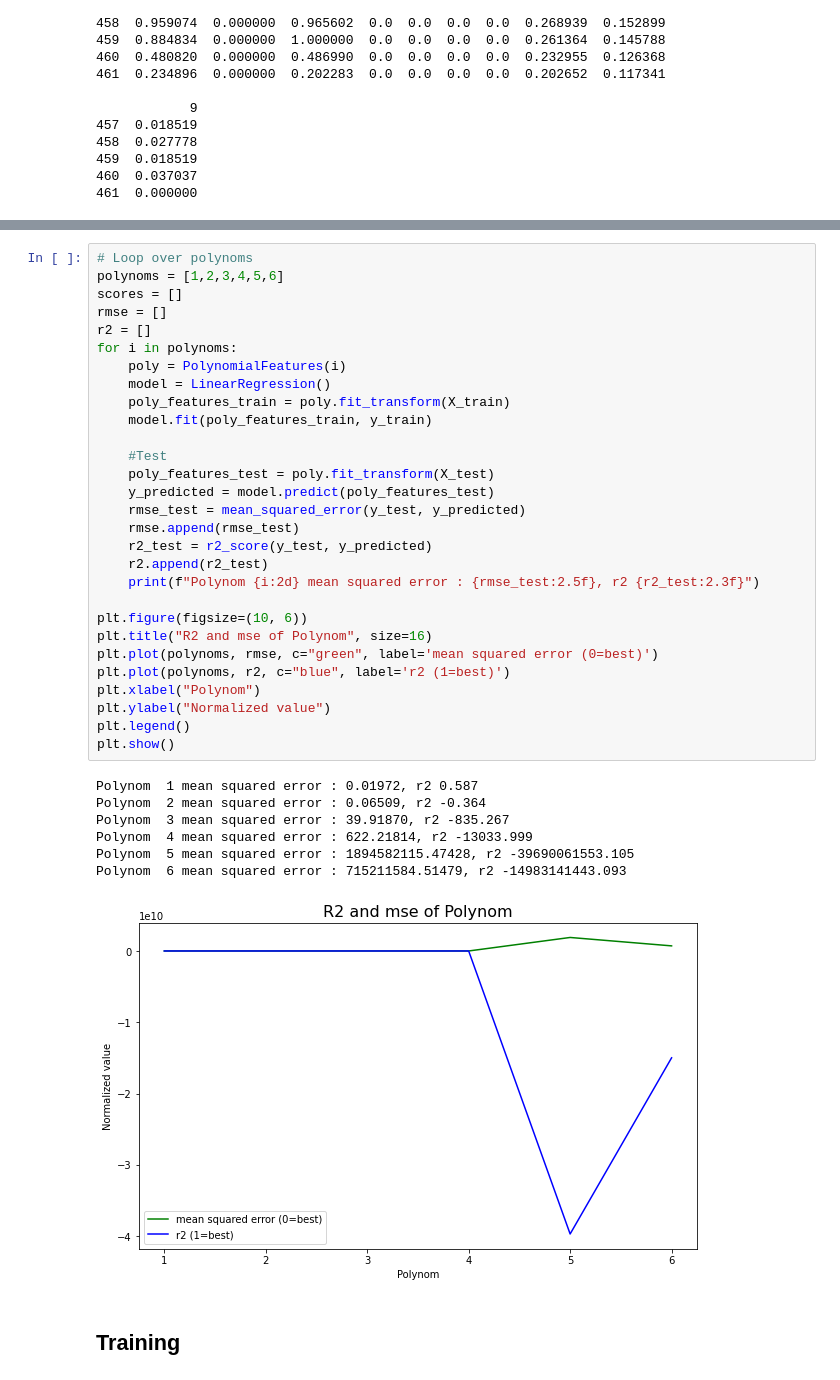
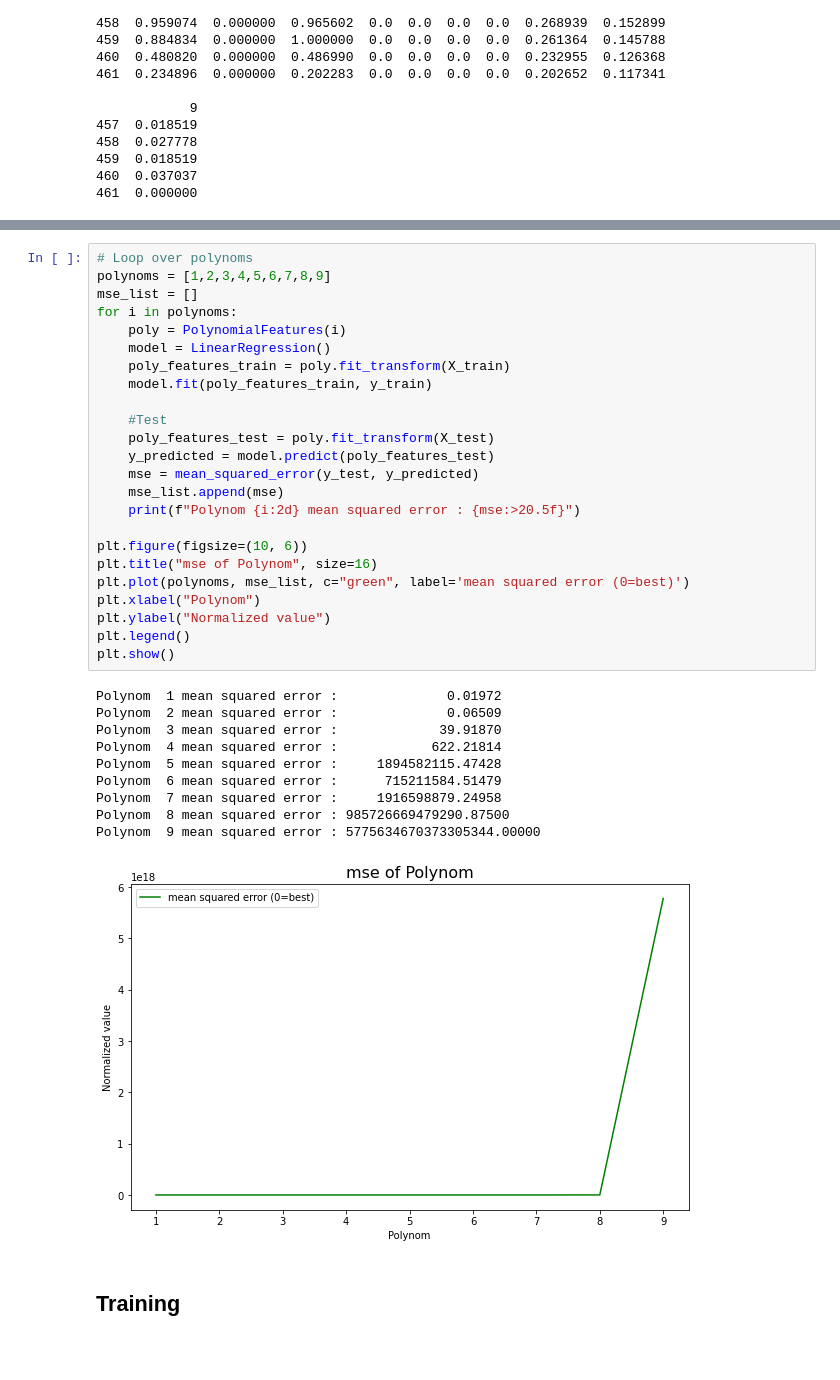
Before and after one commit to maggi71/ml-corona, a Jupyter notebook: models/regression.ipynb, the cells around one changed output, grey strips where cells are left out. Saved outputs shown, nothing was run; the diff lists cells and outputs as text; blank space fills up the shorter version.

```diff
--- a/models/regression.ipynb
+++ b/models/regression.ipynb
@@ -155,39 +147,37 @@ Polynom 9 mean squared error : 70022936680421694373888, r2 -20647367053143473116
 # %%
 # Loop over polynoms
-polynoms = [1,2,3,4,5,6]
-scores = []
-rmse = []
-r2 = []
+polynoms = [1,2,3,4,5,6,7,8,9]
+mse_list = []
 for i in polynoms:
     poly = PolynomialFeatures(i)
     model = LinearRegression()
     poly_features_train = poly.fit_transform(X_train)
     model.fit(poly_features_train, y_train)
 
     #Test
     poly_features_test = poly.fit_transform(X_test)
     y_predicted = model.predict(poly_features_test)
-    rmse_test = mean_squared_error(y_test, y_predicted)
-    rmse.append(rmse_test)
-    r2_test = r2_score(y_test, y_predicted)
-    r2.append(r2_test)
-    print(f"Polynom {i:2d} mean squared error : {rmse_test:2.5f}, r2 {r2_test:2.3f}")
+    mse = mean_squared_error(y_test, y_predicted)
+    mse_list.append(mse)
+    print(f"Polynom {i:2d} mean squared error : {mse:>20.5f}")
 
 plt.figure(figsize=(10, 6))
-plt.title("R2 and mse of Polynom", size=16)
-plt.plot(polynoms, rmse, c="green", label='mean squared error (0=best)')
-plt.plot(polynoms, r2, c="blue", label='r2 (1=best)')
+plt.title("mse of Polynom", size=16)
+plt.plot(polynoms, mse_list, c="green", label='mean squared error (0=best)')
 plt.xlabel("Polynom")
 plt.ylabel("Normalized value")
 plt.legend()
 plt.show()
 # %% [output]
-Polynom  1 mean squared error : 0.01972, r2 0.587
-Polynom  2 mean squared error : 0.06509, r2 -0.364
-Polynom  3 mean squared error : 39.91870, r2 -835.267
-Polynom  4 mean squared error : 622.21814, r2 -13033.999
-Polynom  5 mean squared error : 1894582115.47428, r2 -39690061553.105
-Polynom  6 mean squared error : 715211584.51479, r2 -14983141443.093
+Polynom  1 mean squared error :              0.01972
+Polynom  2 mean squared error :              0.06509
+Polynom  3 mean squared error :             39.91870
+Polynom  4 mean squared error :            622.21814
+Polynom  5 mean squared error :     1894582115.47428
+Polynom  6 mean squared error :      715211584.51479
+Polynom  7 mean squared error :     1916598879.24958
+Polynom  8 mean squared error : 985726669479290.87500
+Polynom  9 mean squared error : 5775634670373305344.00000
-[figure, old version]
+[figure, new version]
 # %% [markdown]
 ## Training
```
Also changed, not shown: parts of 10 cells of this notebook.
